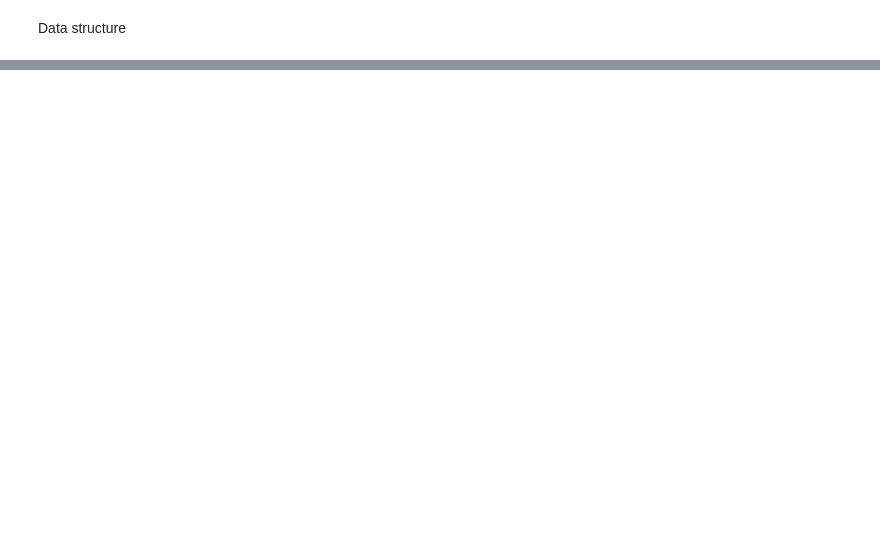
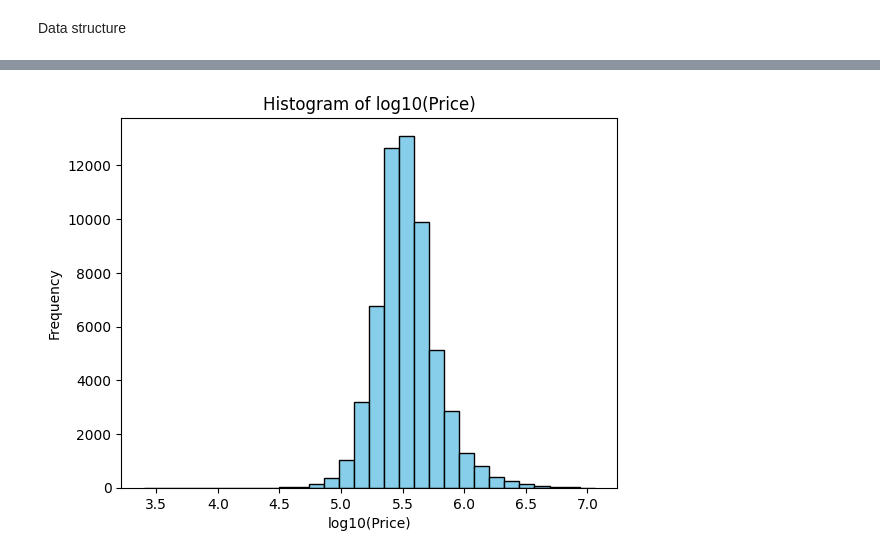
Before and after one commit to bear-revels/immo-ml, a Jupyter notebook: notebook/analysis.ipynb, the cells around one changed output, grey strips where cells are left out. Saved outputs shown, nothing was run; the diff lists cells and outputs as text; code cells hidden in the pictures; blank space fills up the shorter version.

```diff
--- a/notebook/analysis.ipynb
+++ b/notebook/analysis.ipynb
@@ -108,0 +124,18 @@ plt.show()
+# %%
+import numpy as np
+
+# Apply log10 transformation to the 'price' column
+clean_data['price_log'] = np.log10(clean_data['Price'])
+
+# Plot histogram of the transformed 'price'
+plt.hist(clean_data['price_log'], bins=30, color='skyblue', edgecolor='black')
+
+# Add labels and title
+plt.xlabel('log10(Price)')
+plt.ylabel('Frequency')
+plt.title('Histogram of log10(Price)')
+
+# Show plot
+plt.show()
+# %% [output]
+[figure, added]
```
Also changed, not shown: parts of 12 cells of this notebook, 14 other files.
